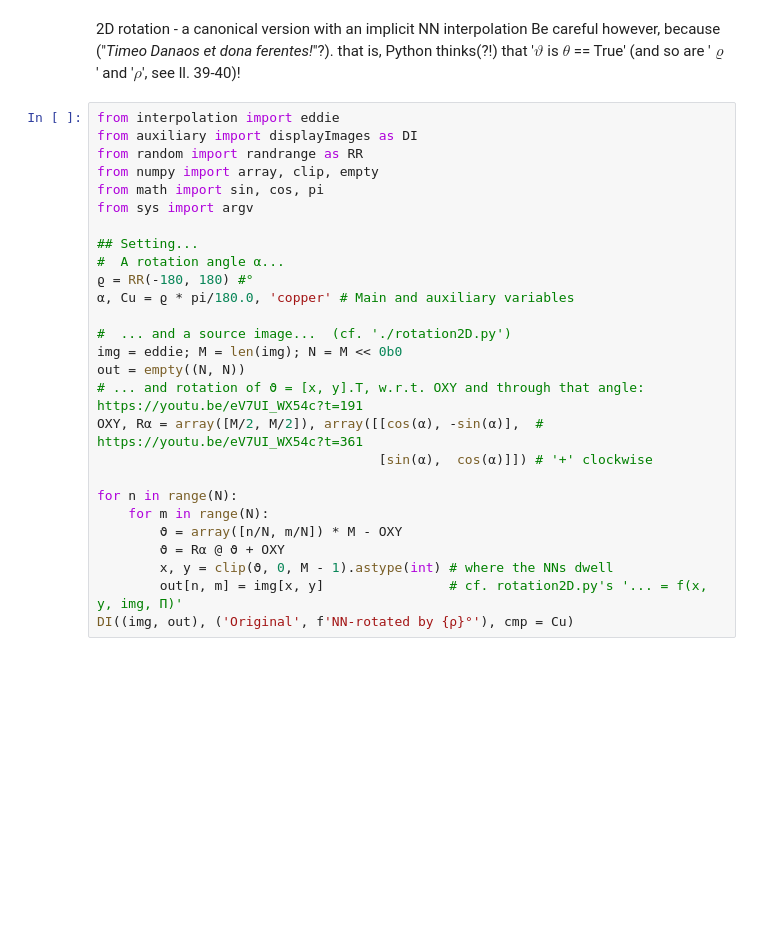
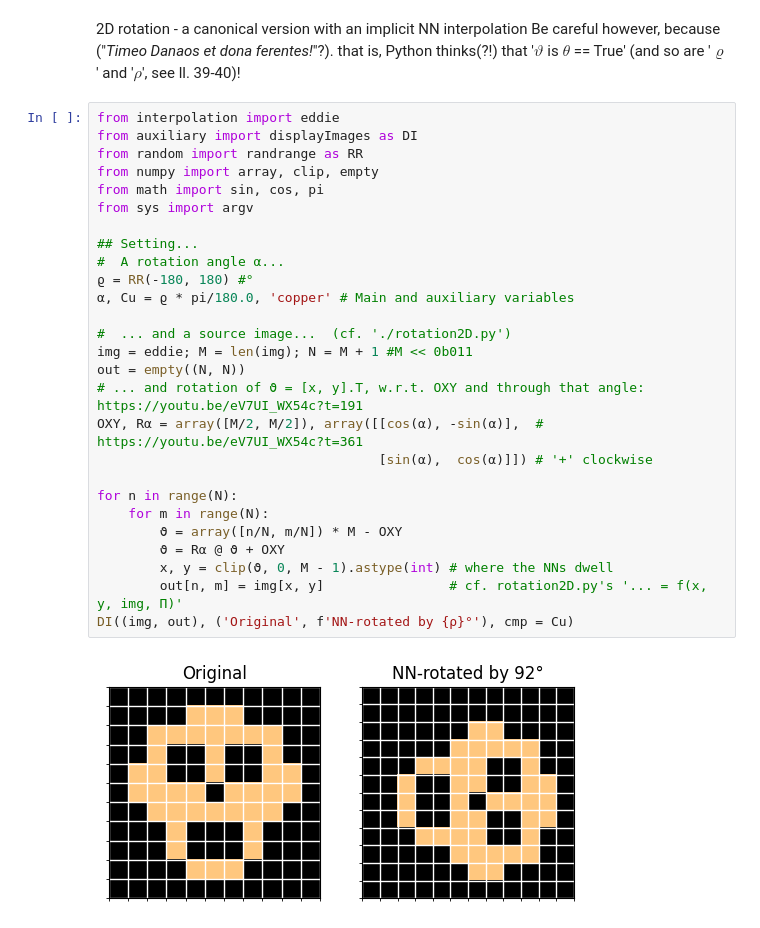
Before and after one commit to Bahrd/AppliedPythonology, a Jupyter notebook: rotatioNN.ipynb, the cells around one changed output. Cells and saved outputs as stored; diff of their text form; blank space fills up the shorter version.

```diff
--- a/rotatioNN.ipynb
+++ b/rotatioNN.ipynb
@@ -4,27 +4,29 @@ Be careful however, because ("*Timeo Danaos et dona ferentes!*"?). that is, Pyth
 # %%
 from interpolation import eddie
 from auxiliary import displayImages as DI
 from random import randrange as RR
 from numpy import array, clip, empty
 from math import sin, cos, pi
 from sys import argv
 
 ## Setting...
 #  A rotation angle α...
 ϱ = RR(-180, 180) #°
 α, Cu = ϱ * pi/180.0, 'copper' # Main and auxiliary variables
 
 #  ... and a source image...  (cf. './rotation2D.py')
-img = eddie; M = len(img); N = M << 0b0
+img = eddie; M = len(img); N = M + 1 #M << 0b011
 out = empty((N, N))
 # ... and rotation of ϑ = [x, y].T, w.r.t. OXY and through that angle: https://youtu.be/eV7UI_WX54c?t=191
 OXY, Rα = array([M/2, M/2]), array([[cos(α), -sin(α)],  #              https://youtu.be/eV7UI_WX54c?t=361
                                     [sin(α),  cos(α)]]) # '+' clockwise
 
 for n in range(N):
     for m in range(N):
         ϑ = array([n/N, m/N]) * M - OXY
         ϑ = Rα @ ϑ + OXY
         x, y = clip(ϑ, 0, M - 1).astype(int) # where the NNs dwell
         out[n, m] = img[x, y]                # cf. rotation2D.py's '... = f(x, y, img, Π)'
 DI((img, out), ('Original', f'NN-rotated by {ρ}°'), cmp = Cu)
+# %% [output]
+[figure, added]
```
Also changed, not shown: 7 other files.
